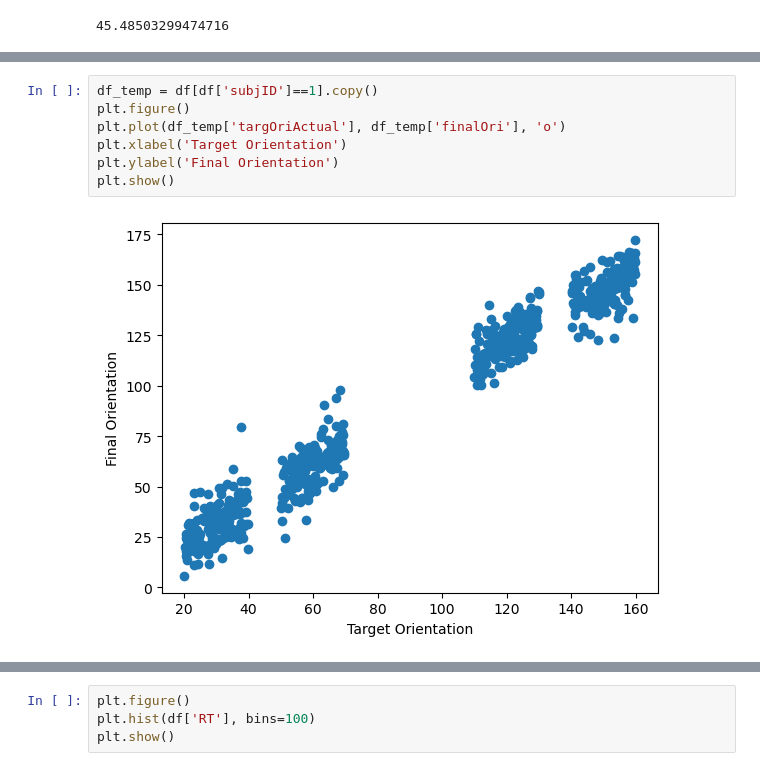
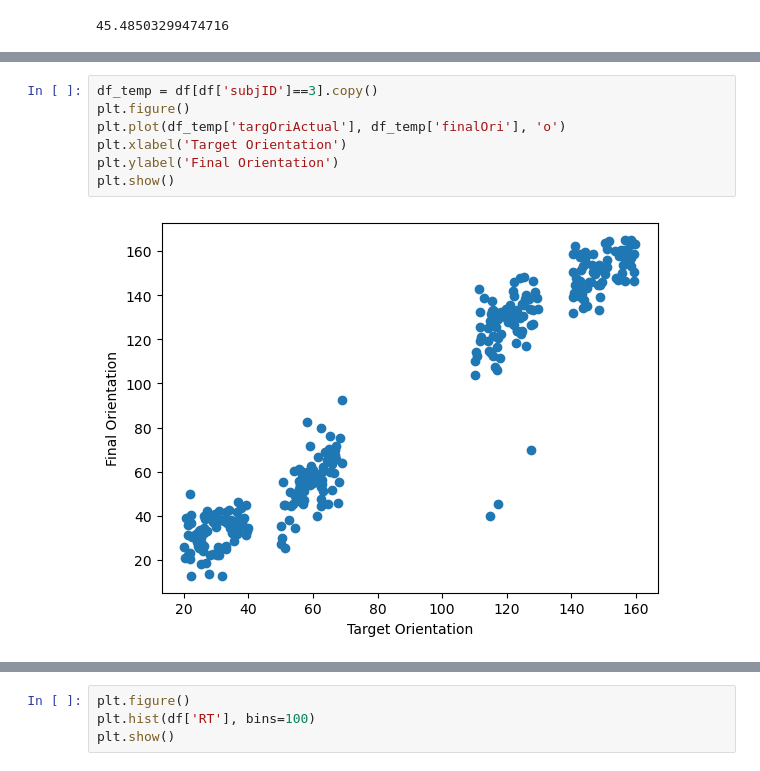
Before and after one commit to mindemory/srh_ori, a Jupyter notebook: oriAnalysis/analyzeBehav/behavAnalysis.ipynb, the cells around one changed output, grey strips where cells are left out. Drawn from its saved outputs; the diff is of its cells as text.

```diff
--- a/oriAnalysis/analyzeBehav/behavAnalysis.ipynb
+++ b/oriAnalysis/analyzeBehav/behavAnalysis.ipynb
@@ -78,12 +142,12 @@ plt.show()
 # %%
-df_temp = df[df['subjID']==1].copy()
+df_temp = df[df['subjID']==3].copy()
 plt.figure()
 plt.plot(df_temp['targOriActual'], df_temp['finalOri'], 'o')
 plt.xlabel('Target Orientation')
 plt.ylabel('Final Orientation')
 plt.show()
 # %% [output]
-[figure, old version]
+[figure, new version]
 # %%
 plt.figure(figsize=(15, 10))
 sns.pairplot(df[exploratory_cols])
```
Also changed, not shown: parts of 10 cells of this notebook, 2 other files.
